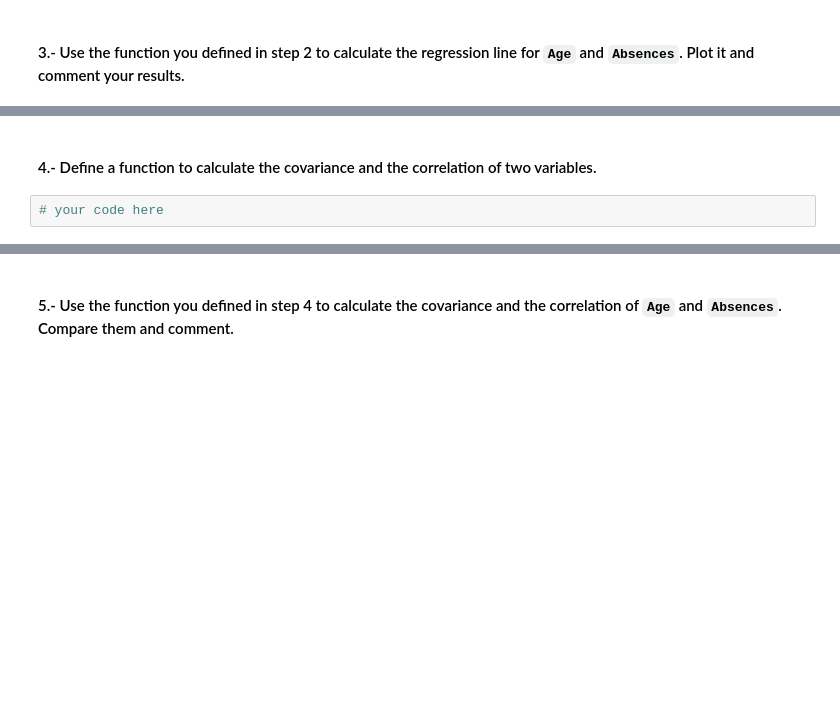
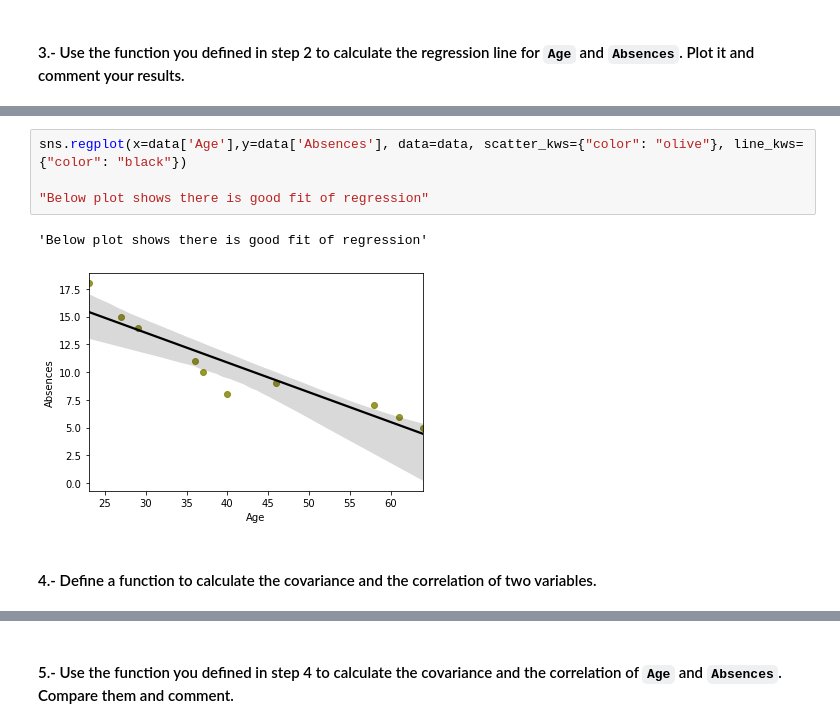
Before and after one commit to ta-data-remote/lab-linear-regression-correlation, a Jupyter notebook: your-code/main.ipynb, the cells around one changed output, grey strips where cells are left out. Cells and saved outputs as stored; diff of their text form; blank space fills up the shorter version.

```diff
--- a/your-code/main.ipynb
+++ b/your-code/main.ipynb
@@ -48,4 +81,9 @@ Intercept: 21.58738189891063
+# %%
+sns.regplot(x=data['Age'],y=data['Absences'], data=data, scatter_kws={"color": "olive"}, line_kws={"color": "black"})
+
+"Below plot shows there is good fit of regression"
+# %% [output]
+'Below plot shows there is good fit of regression'
+[figure, added]
 # %% [markdown]
 #### 4.- Define a function to calculate the covariance and the correlation of two variables.
-# %%
-# your code here
```
Also changed, not shown: parts of 33 cells of this notebook.
